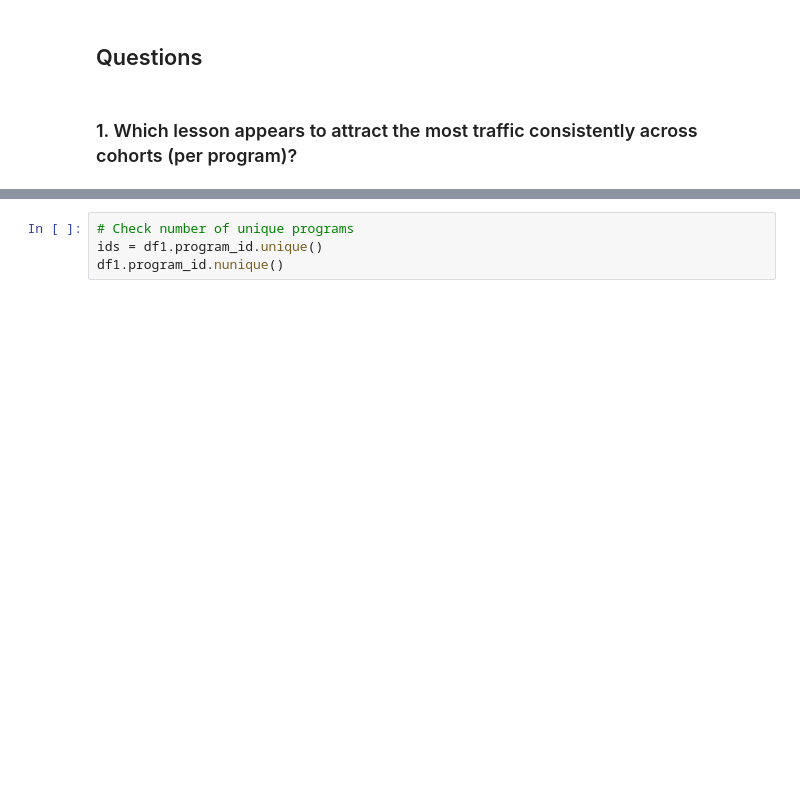
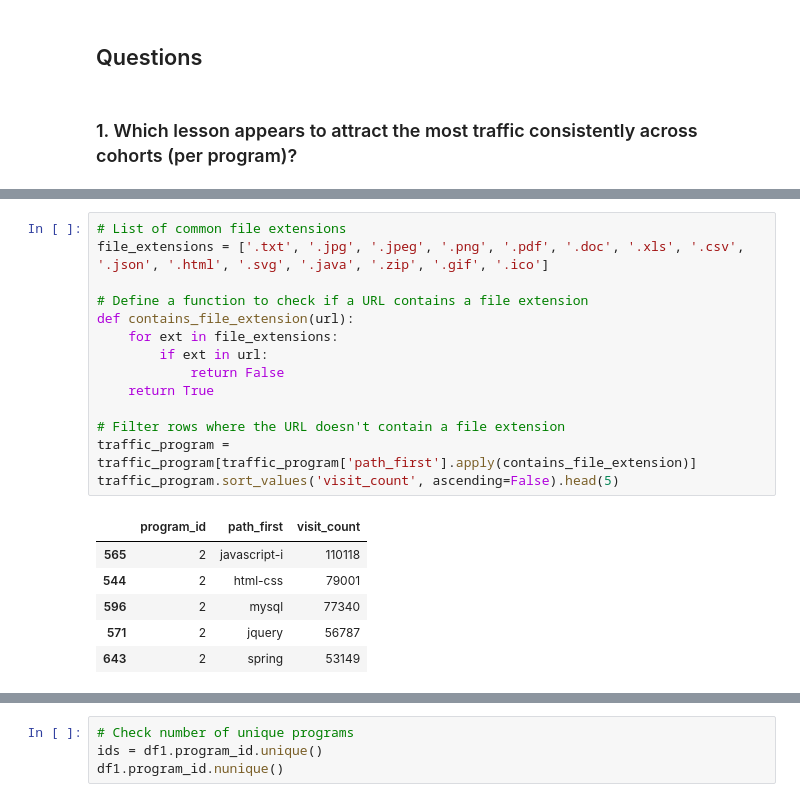
Before and after one commit to project-curriculum/curriculum, a Jupyter notebook: Final_Notebook.ipynb, the cells around one changed output, grey strips where cells are left out. Saved outputs shown, nothing was run; the diff lists cells and outputs as text; blank space fills up the shorter version.

```diff
--- a/Final_Notebook.ipynb
+++ b/Final_Notebook.ipynb
@@ -112,0 +135,21 @@ df1.head()
+# %%
+# List of common file extensions
+file_extensions = ['.txt', '.jpg', '.jpeg', '.png', '.pdf', '.doc', '.xls', '.csv', '.json', '.html', '.svg', '.java', '.zip', '.gif', '.ico']
+
+# Define a function to check if a URL contains a file extension
+def contains_file_extension(url):
+    for ext in file_extensions:
+        if ext in url:
+            return False
+    return True
+
+# Filter rows where the URL doesn't contain a file extension
+traffic_program = traffic_program[traffic_program['path_first'].apply(contains_file_extension)]
+traffic_program.sort_values('visit_count', ascending=False).head(5)
+# %% [output]
+|  | program_id | path_first | visit_count |
+| 565 | 2 | javascript-i | 110118 |
+| 544 | 2 | html-css | 79001 |
+| 596 | 2 | mysql | 77340 |
+| 571 | 2 | jquery | 56787 |
+| 643 | 2 | spring | 53149 |
```
Also changed, not shown: parts of 6 cells of this notebook.
